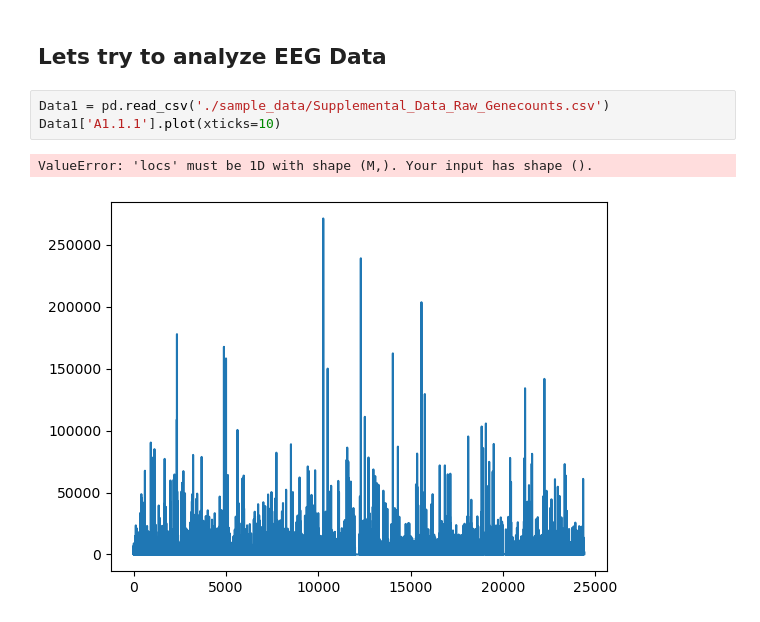
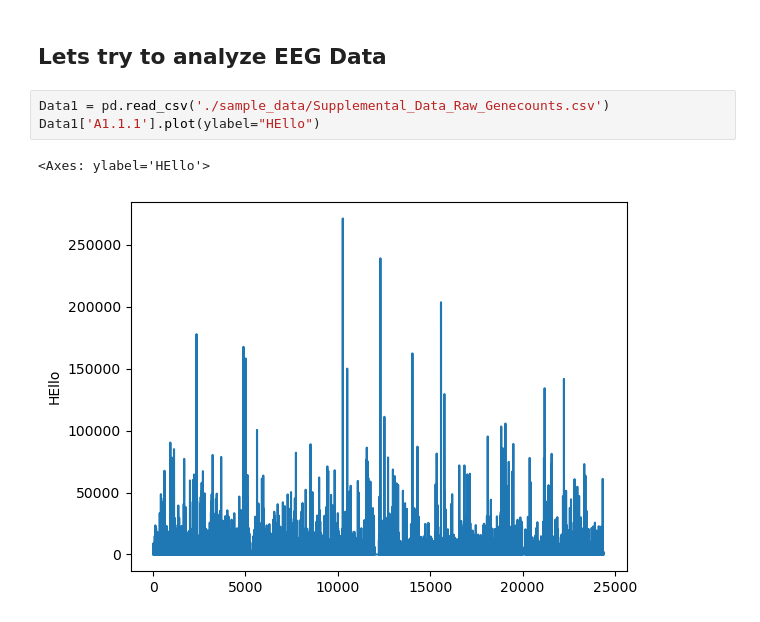
Before and after one commit to Dhyanesh-Panchal/PY-libraries-for-ML, a Jupyter notebook: Numpy Tuts.ipynb, the cells around one changed output. Drawn from its saved outputs; the diff is of its cells as text.

```diff
--- a/Numpy Tuts.ipynb
+++ b/Numpy Tuts.ipynb
@@ -87,7 +87,7 @@ array([['Toyota', 'Honda', 'Toyota', 'BMW', 'Nissan', 'Toyota', 'Honda',
 ## Lets try to analyze EEG Data
 # %%
 Data1 = pd.read_csv('./sample_data/Supplemental_Data_Raw_Genecounts.csv')
-Data1['A1.1.1'].plot(xticks=10)
+Data1['A1.1.1'].plot(ylabel="HEllo")
 # %% [output]
-ValueError: 'locs' must be 1D with shape (M,). Your input has shape ().
+<Axes: ylabel='HEllo'>
-[figure, old version]
+[figure, new version]
```
